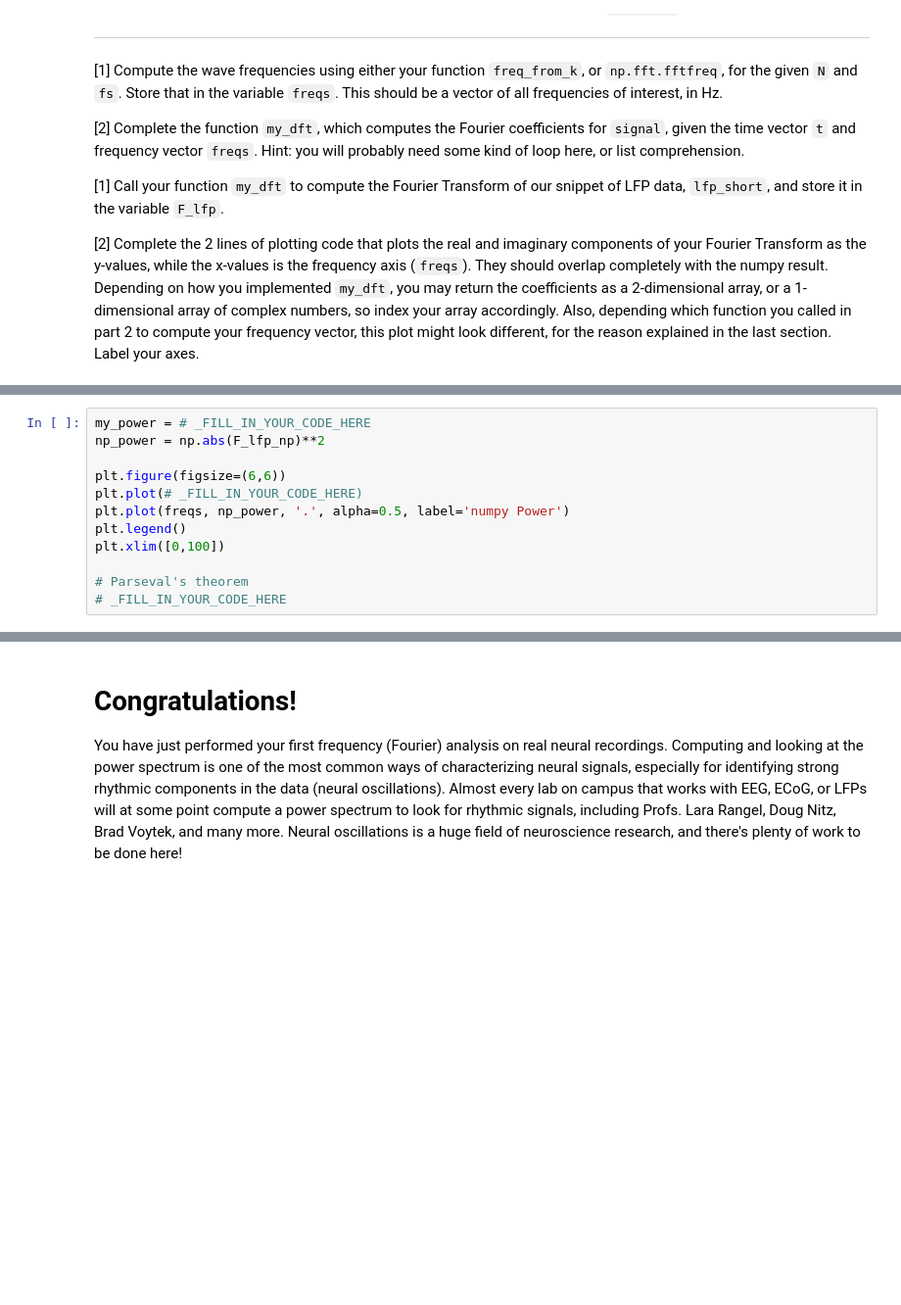
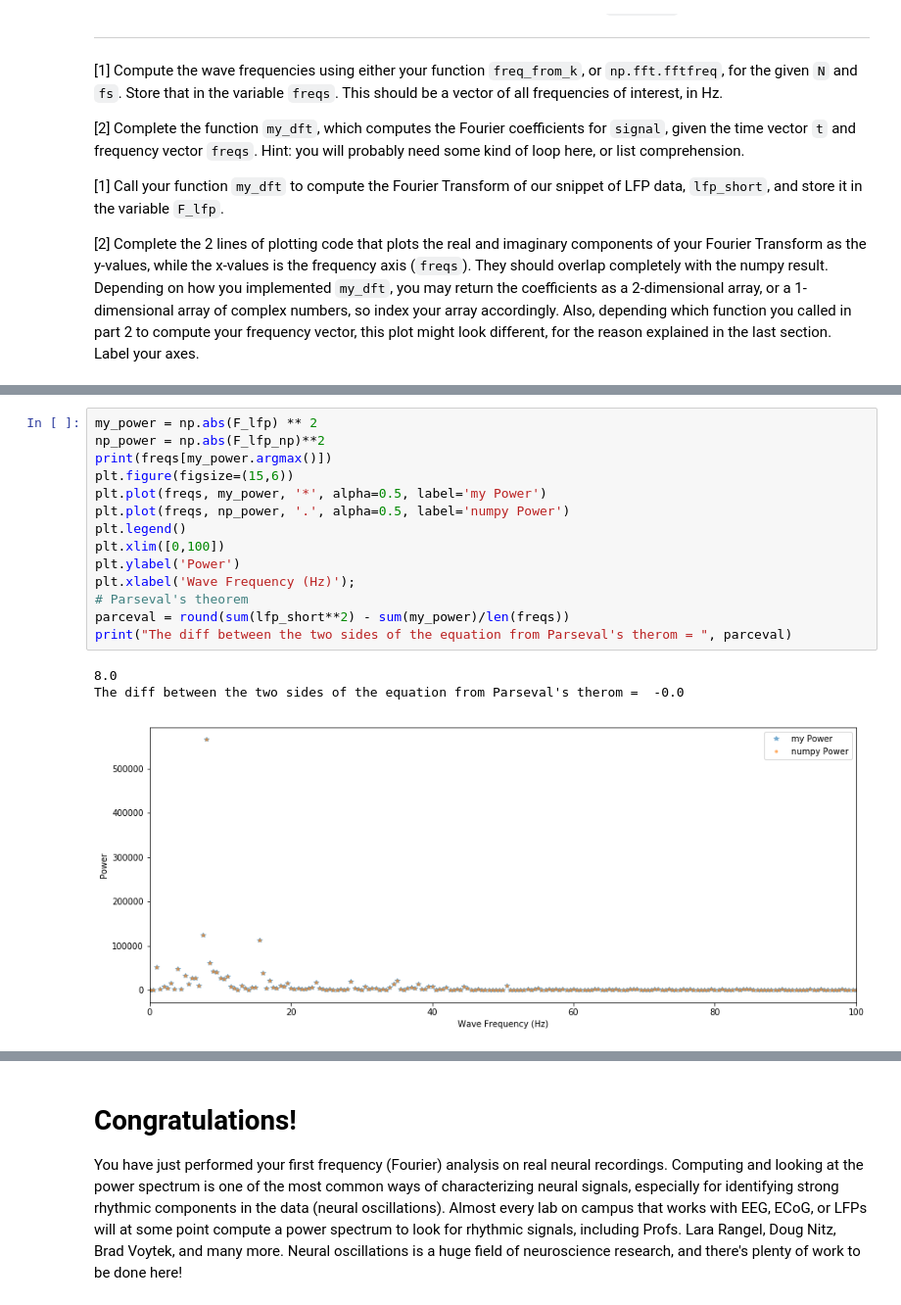
Before and after one commit to TamuzHod/COGS118C, a Jupyter notebook: Assignments/A2-FourierTransform.ipynb, the cells around one changed output, grey strips where cells are left out. Shown at 98% size. Cells and saved outputs as stored; diff of their text form; blank space fills up the shorter version.

```diff
--- a/Assignments/A2-FourierTransform.ipynb
+++ b/Assignments/A2-FourierTransform.ipynb
@@ -424,17 +421,23 @@ ANSWER:
 [BONUS: 1] Confirm that your Fourier transform follows [Parseval's theorem](https://en.wikipedia.org/wiki/Parseval%27s_theorem) by computing and printing the values from both sides of this equation:
 ![](./img/parseval.png)
 # %%
-my_power = # _FILL_IN_YOUR_CODE_HERE
+my_power = np.abs(F_lfp) ** 2
 np_power = np.abs(F_lfp_np)**2
-
-plt.figure(figsize=(6,6))
-plt.plot(# _FILL_IN_YOUR_CODE_HERE)
+print(freqs[my_power.argmax()])
+plt.figure(figsize=(15,6))
+plt.plot(freqs, my_power, '*', alpha=0.5, label='my Power')
 plt.plot(freqs, np_power, '.', alpha=0.5, label='numpy Power')
 plt.legend()
 plt.xlim([0,100])
-
+plt.ylabel('Power')
+plt.xlabel('Wave Frequency (Hz)');
 # Parseval's theorem
-# _FILL_IN_YOUR_CODE_HERE
+parceval = round(sum(lfp_short**2) - sum(my_power)/len(freqs))
+print("The diff between the two sides of the equation from Parseval's therom = ", parceval)
+# %% [output]
+8.0
+The diff between the two sides of the equation from Parseval's therom =  -0.0
+[figure, added]
 # %% [markdown]
 # [5] Q6 - continued
 [3] Repeat the above analysis, but for the full LFP signal (`lfp`, I've re-defined for you). Plot the power spectrum (and remember to label your axes).
```
Also changed, not shown: parts of 10 cells of this notebook.
